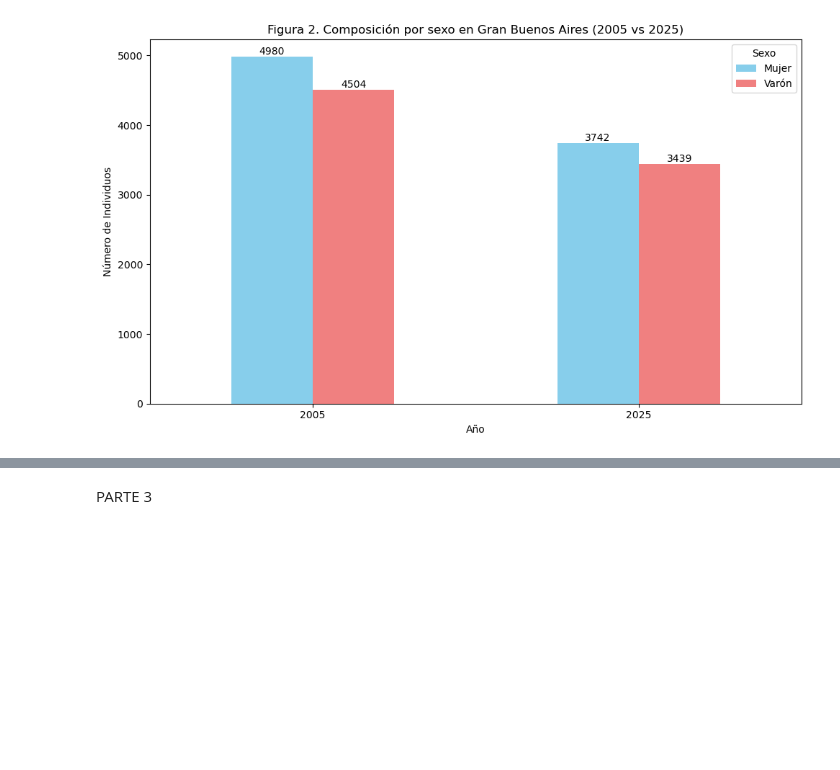
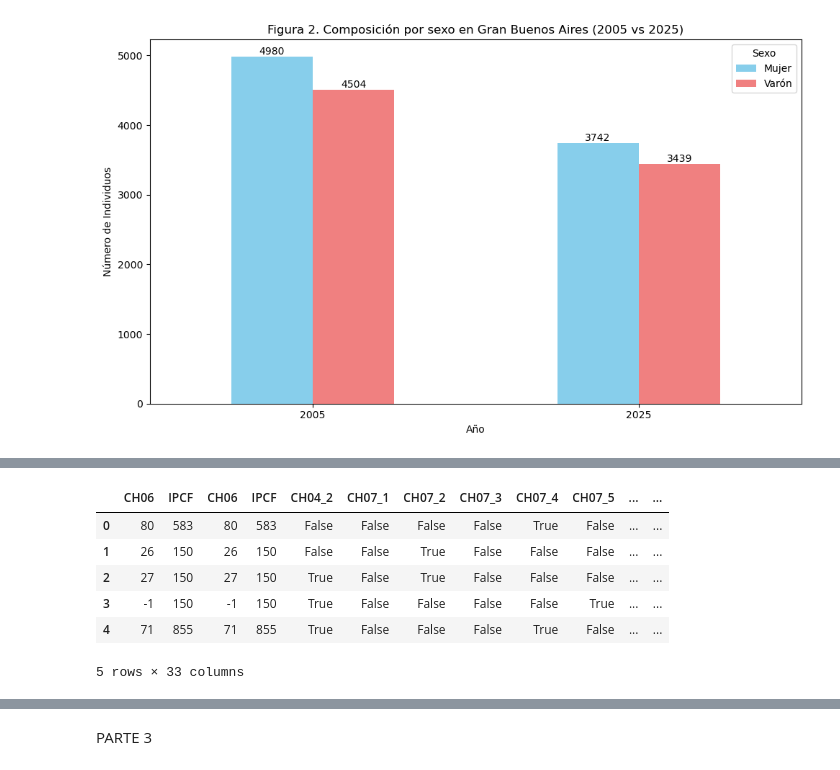
Before and after one commit to davidjjj14082000-png/BigDataUBA-Grupo-1, a Jupyter notebook: TP2/tp_2_pate_1_ej_2_a_b(completado).ipynb, the cells around one changed output, grey strips where cells are left out. Cells and saved outputs as stored; diff of their text form; code cells hidden in the pictures; blank space fills up the shorter version.

```diff
--- a/TP2/tp_2_pate_1_ej_2_a_b(completado).ipynb
+++ b/TP2/tp_2_pate_1_ej_2_a_b(completado).ipynb
@@ -331,0 +373,17 @@ plt.show()
+# %%
+#Combinamos variables numéricas y dummies
+
+#Concatenamos las variables numéricas ( CH06, IPCF) con las variables dummies almacenadas en df_dummies
+
+numerical_cols = ['CH06', 'IPCF']
+df_numerical = df_correlation_subset[numerical_cols]
+df_combined = pd.concat([df_numerical, df_dummies], axis=1)
+display(df_combined.head())
+# %% [output]
+|  | CH06 | IPCF | CH06 | IPCF | CH04_2 | CH07_1 | CH07_2 | CH07_3 | CH07_4 | CH07_5 | ... | ... |
+| 0 | 80 | 583 | 80 | 583 | False | False | False | False | True | False | ... | ... |
+| 1 | 26 | 150 | 26 | 150 | False | False | True | False | False | False | ... | ... |
+| 2 | 27 | 150 | 27 | 150 | True | False | True | False | False | False | ... | ... |
+| 3 | -1 | 150 | -1 | 150 | True | False | False | False | False | True | ... | ... |
+| 4 | 71 | 855 | 71 | 855 | True | False | False | False | True | False | ... | ... |
+5 rows × 33 columns
```
Also changed, not shown: parts of 7 cells of this notebook.
